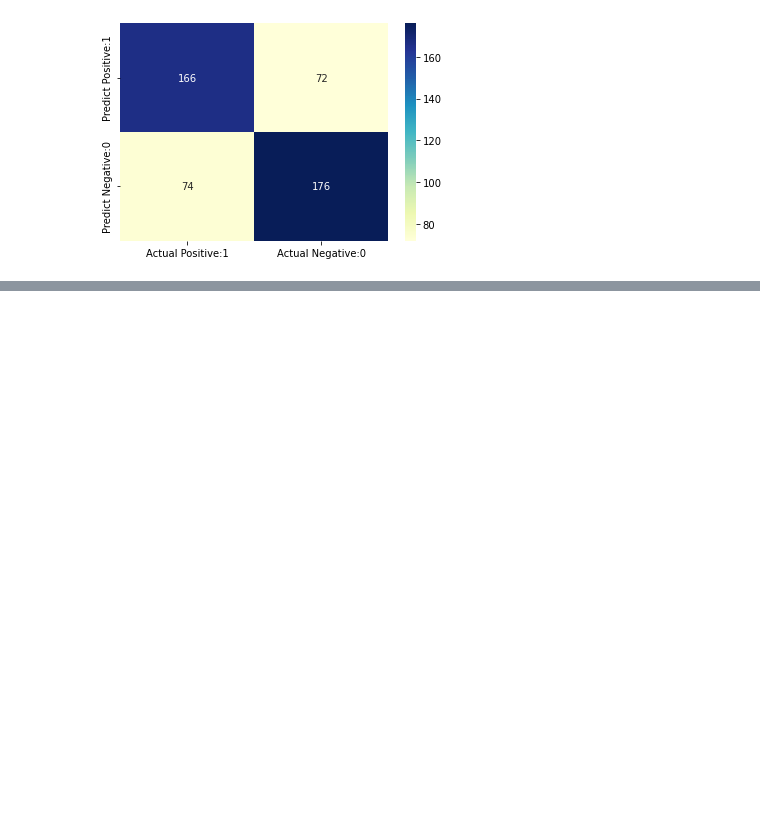
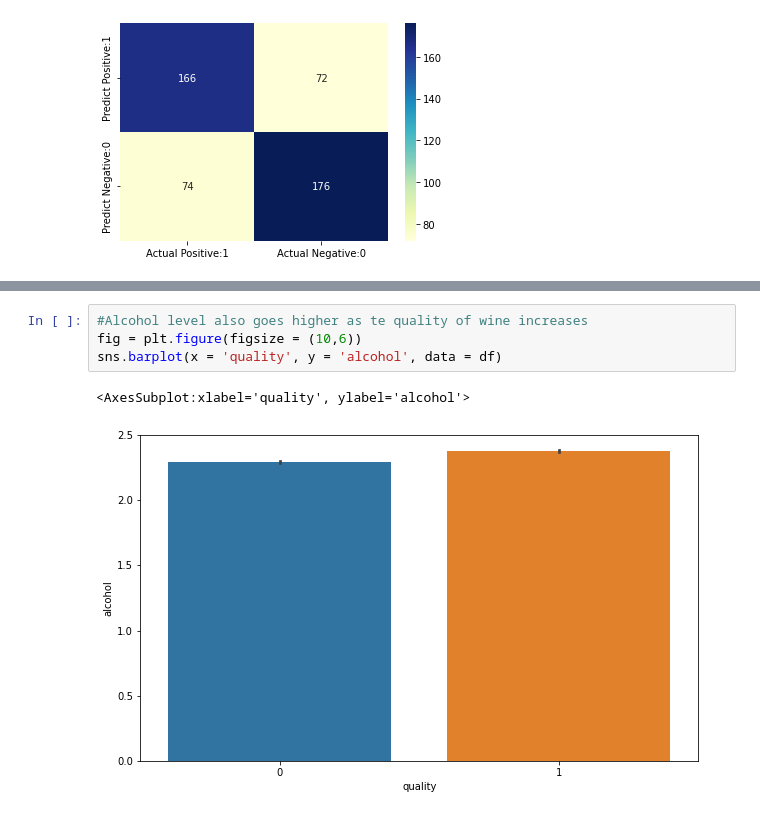
Before and after one commit to donikaSkenderbeut/machine-learning, a Jupyter notebook: Ex2/classification/(Gaussian) Naive Bayes.ipynb, the cells around one changed output, grey strips where cells are left out. Drawn from its saved outputs; the diff is of its cells as text; blank space fills up the shorter version.

```diff
--- a/Ex2/classification/(Gaussian) Naive Bayes.ipynb
+++ b/Ex2/classification/(Gaussian) Naive Bayes.ipynb
@@ -194,0 +199,7 @@ sns.barplot(x = 'quality', y = 'volatile acidity', data = df)
+# %%
+#Alcohol level also goes higher as te quality of wine increases
+fig = plt.figure(figsize = (10,6))
+sns.barplot(x = 'quality', y = 'alcohol', data = df)
+# %% [output]
+<AxesSubplot:xlabel='quality', ylabel='alcohol'>
+[figure, added]
```
Also changed, not shown: parts of 6 cells of this notebook, 8 other files.
